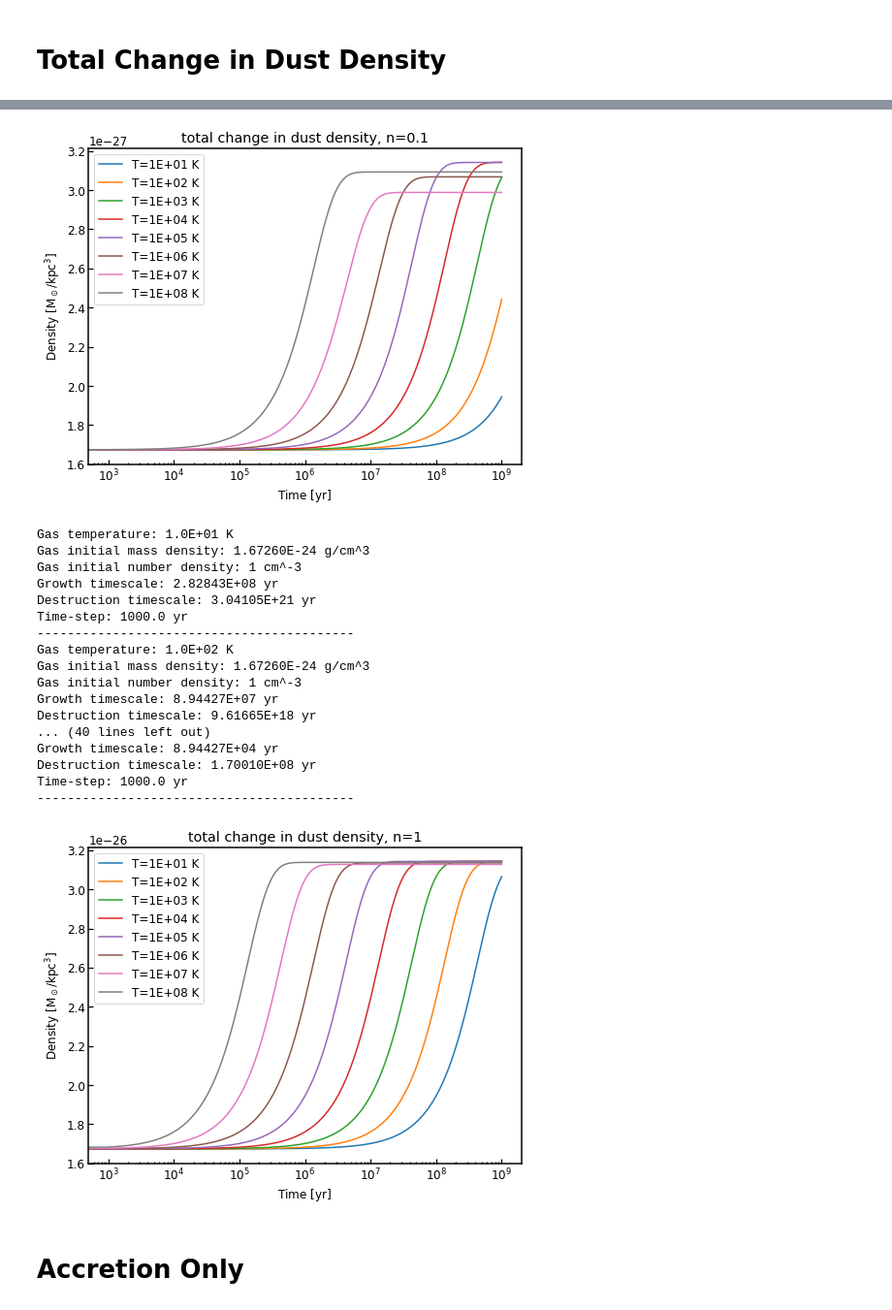
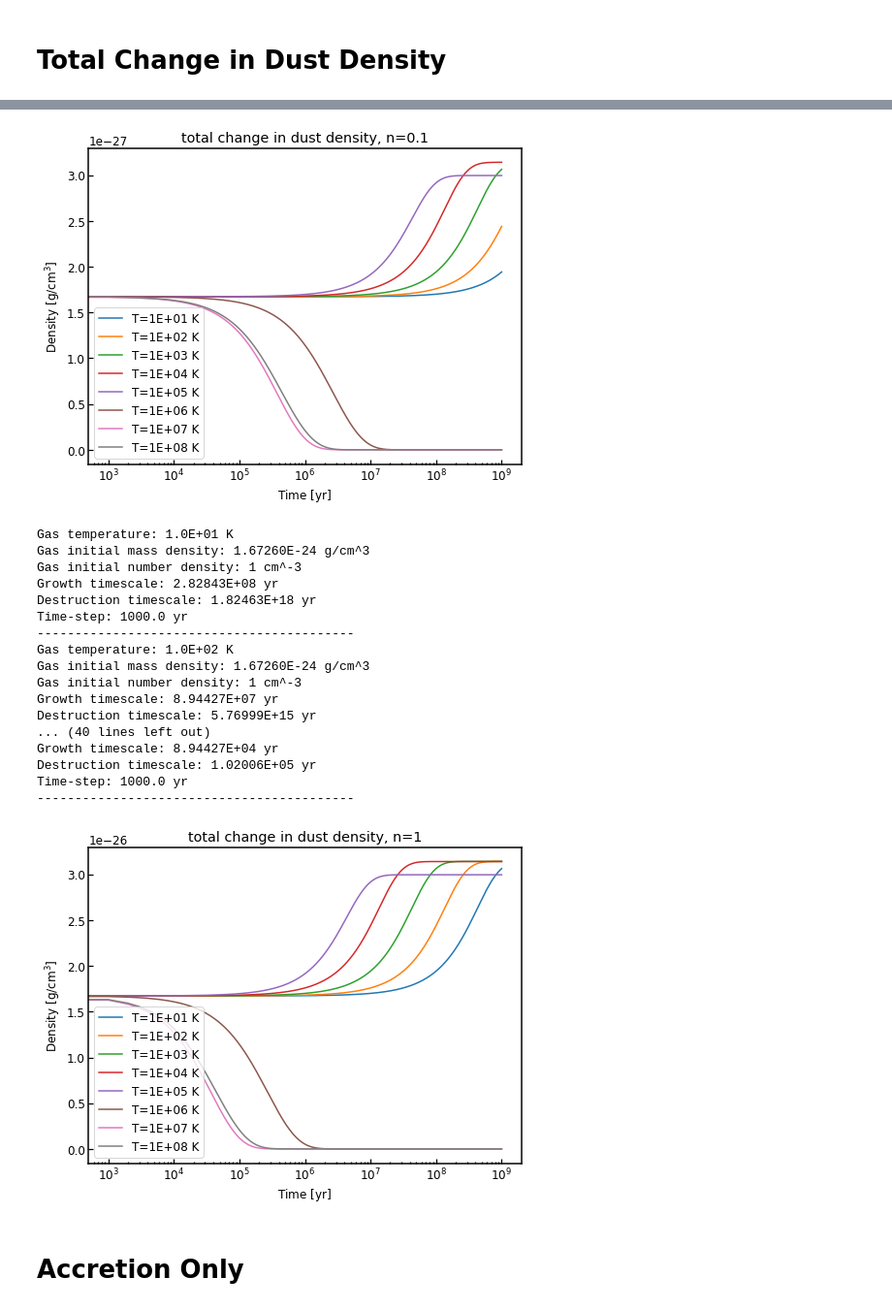
Before and after one commit to helenarichie/my_scripts, a Jupyter notebook: cholla/dust_model/python_dust_kernel.ipynb, the cells around one changed output, grey strips where cells are left out. Shown: that part at 97% size. Drawn from its saved outputs; the diff is of its cells as text; code cells hidden in the pictures.

Commit message:
fix density dependence in dust destruction timescale

```diff
--- a/cholla/dust_model/python_dust_kernel.ipynb
+++ b/cholla/dust_model/python_dust_kernel.ipynb
@@ -92,7 +92,7 @@ class DustIntegrator:
 
     def calc_tau_sp(self):
         a1 = 1; # dust grain size in units of 0.1 micrometer
-        d0 = 1; # gas density in units of 10^-27 g/cm^3
+        d0 = self.n/(6e-4); # gas density in units of 10^-27 g/cm^3
         T_0 = 2e6; # K
         omega = 2.5;
         A = 0.17e9 * self.YR_IN_S; # 0.17 Gyr in s
@@ -279,11 +279,11 @@ for i, dd_i in enumerate(dd):
     ax.semilogx(np.arange(0, integrators[i].tmax/integrators[i].YR_IN_S, integrators[i].dt/integrators[i].YR_IN_S), dd_i, label=f"T={integrators[i].T:.0E} K")
     #ax.vlines(tau_gs[i], ymin=np.amin(dd_i), ymax=np.amax(dd_i), color="k", linestyle="--", zorder=0)
     ax.set_xlabel("Time$~[yr]$")
-    ax.set_ylabel(r"Density$~[M_\odot/kpc^3]$")
+    ax.set_ylabel(r"Density$~[g/cm^3]$")
     ax.set_title(f"total change in dust density, n={integrators[i].n}")
     ax.legend()
 # %% [output]
-[figure, old version]
+[figure, new version]
 # %%
 dd, dm, tau_gs, tau_sps, integrators = evolve_solutions(1e3, 1, [1e1, 1e2, 1e3, 1e4, 1e5, 1e6, 1e7, 1e8], 1e9, "tot")
 # %% [output]
@@ -291,30 +291,30 @@ Gas temperature: 1.0E+01 K
 Gas initial mass density: 1.67260E-24 g/cm^3
 Gas initial number density: 1 cm^-3
 Growth timescale: 2.82843E+08 yr
-Destruction timescale: 3.04105E+21 yr
+Destruction timescale: 1.82463E+18 yr
 Time-step: 1000.0 yr
 ------------------------------------------
 Gas temperature: 1.0E+02 K
 Gas initial mass density: 1.67260E-24 g/cm^3
 Gas initial number density: 1 cm^-3
 Growth timescale: 8.94427E+07 yr
-Destruction timescale: 9.61665E+18 yr
+Destruction timescale: 5.76999E+15 yr
 ... (40 lines left out)
 Growth timescale: 8.94427E+04 yr
-Destruction timescale: 1.70010E+08 yr
+Destruction timescale: 1.02006E+05 yr
 Time-step: 1000.0 yr
 ------------------------------------------
 # %%
 fig, ax = plt.subplots(nrows=1, ncols=1, sharex=True, figsize=(8,6))
 for i, dd_i in enumerate(dd):
     ax.semilogx(np.arange(0, integrators[i].tmax/integrators[i].YR_IN_S, integrators[i].dt/integrators[i].YR_IN_S), dd_i, label=f"T={integrators[i].T:.0E} K")
     #ax.vlines(tau_gs[i], ymin=np.amin(dd_i), ymax=np.amax(dd_i), color="k", linestyle="--", zorder=0)
     ax.set_xlabel("Time$~[yr]$")
-    ax.set_ylabel(r"Density$~[M_\odot/kpc^3]$")
+    ax.set_ylabel(r"Density$~[g/cm^3]$")
     ax.set_title(f"total change in dust density, n={integrators[i].n}")
     ax.legend()
 # %% [output]
-[figure, old version]
+[figure, new version]
 # %% [markdown]
 # Accretion Only
 # %%
```
Also changed, not shown: parts of 9 cells of this notebook.
